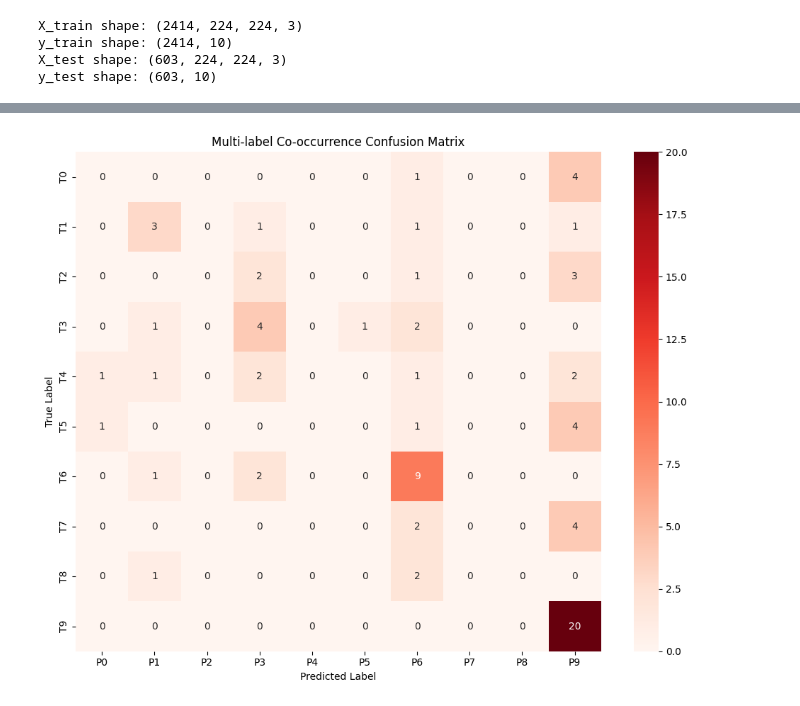
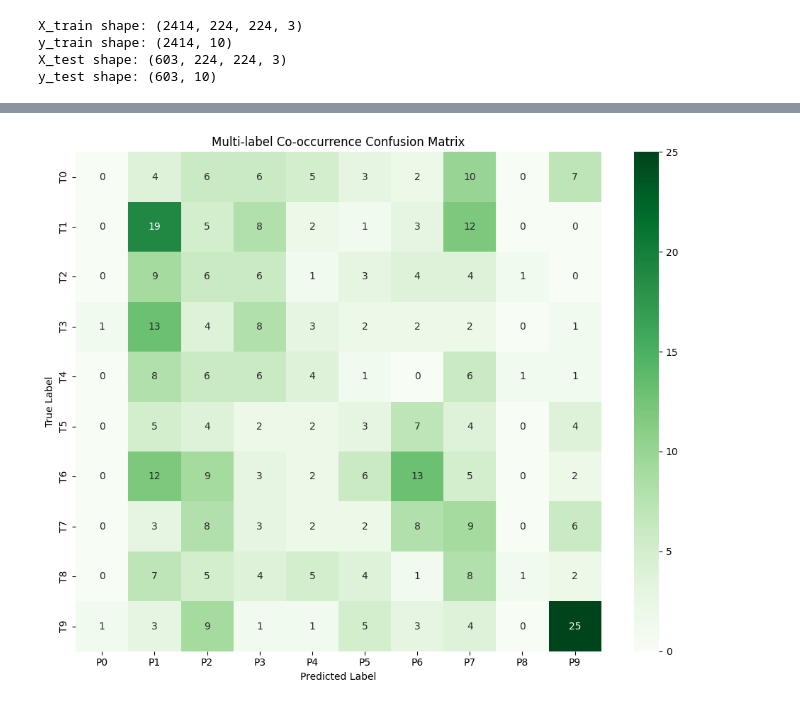
Before and after one commit to lankutse/Game-Genre-Recognition, a Jupyter notebook: game_genre_recognition_network.ipynb, the cells around one changed output, grey strips where cells are left out. Drawn from its saved outputs; the diff is of its cells as text; code cells hidden in the pictures.

Commit message:
3rd model 1/3 of data

```diff
--- a/game_genre_recognition_network.ipynb
+++ b/game_genre_recognition_network.ipynb
@@ -372,35 +377,31 @@ X_test shape: (603, 224, 224, 3)
 y_test shape: (603, 10)
 # %%
 from tensorflow import keras
-from tensorflow.keras.layers import Conv2D, MaxPooling2D, Flatten, Dense, GlobalAveragePooling2D, Dropout
+from keras.layers import Conv2D, MaxPooling2D, Flatten, Dense, GlobalAveragePooling2D, Dropout
 from keras.layers import Input
 from keras.models import Model
+from keras.applications.efficientnet import EfficientNetB2
 from keras.applications.densenet import DenseNet121
+from keras.regularizers import l2
 
 base_model = DenseNet121(include_top=False, input_shape=(224,224,3))
 
 #freezing the model except for the last couple layers specified
-unfreeze = 2
+unfreeze = 4
 for layer in base_model.layers[:-unfreeze]:
     layer.trainable = False
 
 #our model, using transfer learning with densenet121
-better = keras.models.Sequential([
+model = keras.models.Sequential([
     base_model,
+    Dense(128, activation='relu', kernel_regularizer=l2(0.001)),  #0.001 is the penalty factor/regularization strength
     GlobalAveragePooling2D(),
-    Dense(128, activation='relu'),
-    Dropout (0.5),
     Dense(10, activation='sigmoid'),
 ])
 
 #area under the curve - shows how well the model is guessing (if its around 50% - bad. close to 100? good!)
-better.compile(optimizer='adam', loss='binary_crossentropy', metrics=['accuracy', tf.keras.metrics.AUC(name='auc'), tf.keras.metrics.BinaryAccuracy(name='bin_acc')])
+model.compile(optimizer='adam', loss='binary_crossentropy', metrics=['accuracy', tf.keras.metrics.AUC(name='auc'), tf.keras.metrics.BinaryAccuracy(name='bin_acc')])
 early_stop = tf.keras.callbacks.EarlyStopping(monitor='val_loss', patience=3, restore_best_weights=True)
 
-
-history = better.fit(X_train, y_train, epochs=15, batch_size=100, validation_split=0.2, callbacks=[early_stop])
-
-#printing training results
-print("Final training accuracy:", history.history['accuracy'][-1])
-print("Final training loss:", history.history['loss'][-1])
+model.summary()
 # %% [output]
@@ -445,0 +426,6 @@ Model: "sequential_3"
+# %%
+history = model.fit(X_train, y_train, epochs=15, batch_size=64, validation_split=0.2, callbacks=[early_stop])
+
+#printing training results
+print("Final training accuracy:", history.history['accuracy'][-1])
+print("Final training loss:", history.history['loss'][-1])
@@ -502,7 +516,7 @@ import seaborn as sns
 #Plotting individual confusion matricies for each genre
 
 # Predict and binarize output
-y_pred_probs = better.predict(X_test)
+y_pred_probs = model.predict(X_test)
 y_pred = (y_pred_probs >= threshold).astype(int)
 
 # Get confusion matrices
@@ -516,7 +530,7 @@ for i, cm in enumerate(mlcm):
     row, col = divmod(i, 5)
     ax = axes[row, col]
 
-    sns.heatmap(cm, annot=True, fmt='d', cmap='Reds', cbar=False,
+    sns.heatmap(cm, annot=True, fmt='d', cmap='Greens', cbar=False,
                 xticklabels=["Pred 0", "Pred 1"],
                 yticklabels=["True 0", "True 1"],
                 ax=ax)
@@ -533,7 +547,7 @@ plt.show()
 from sklearn.metrics import classification_report, confusion_matrix
 #Plotting the co-occurrence matrix
 #Predict and binarize
-y_pred_probs = better.predict(X_test)
+y_pred_probs = model.predict(X_test)
 y_pred = (y_pred_probs >= threshold).astype(int)
 #Generate a co-occurrence confusion matrix
 #Each row is a true label vector, each column is a predicted label vector.
@@ -553,7 +567,7 @@ def multilabel_confusion_counts(y_true, y_pred):
 co_matrix = multilabel_confusion_counts(y_test, y_pred)
 
 plt.figure(figsize=(10, 8))
-sns.heatmap(co_matrix, annot=True, fmt='d', cmap='Reds', xticklabels=[f"P{i}" for i in range(10)], yticklabels=[f"T{i}" for i in range(10)])
+sns.heatmap(co_matrix, annot=True, fmt='d', cmap='Greens', xticklabels=[f"P{i}" for i in range(10)], yticklabels=[f"T{i}" for i in range(10)])
 plt.xlabel("Predicted Label")
 plt.ylabel("True Label")
 plt.title("Multi-label Co-occurrence Confusion Matrix")
@@ -564,4 +578,4 @@ plt.show()
-[figure, old version]
+[figure, new version]
 # %%
 print(train_df_1['labels'].value_counts())
 print(test_df_1['labels'].value_counts())
```
Also changed, not shown: parts of 21 cells of this notebook.
